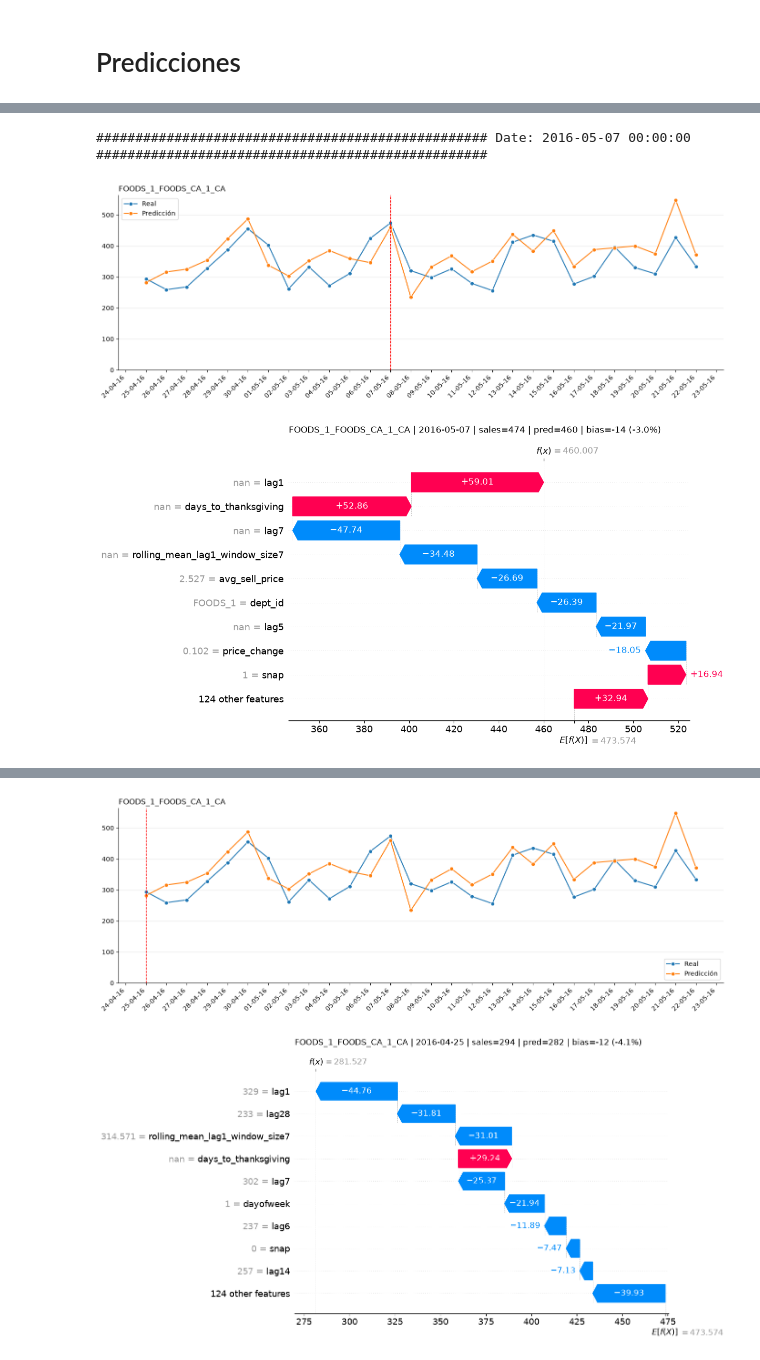
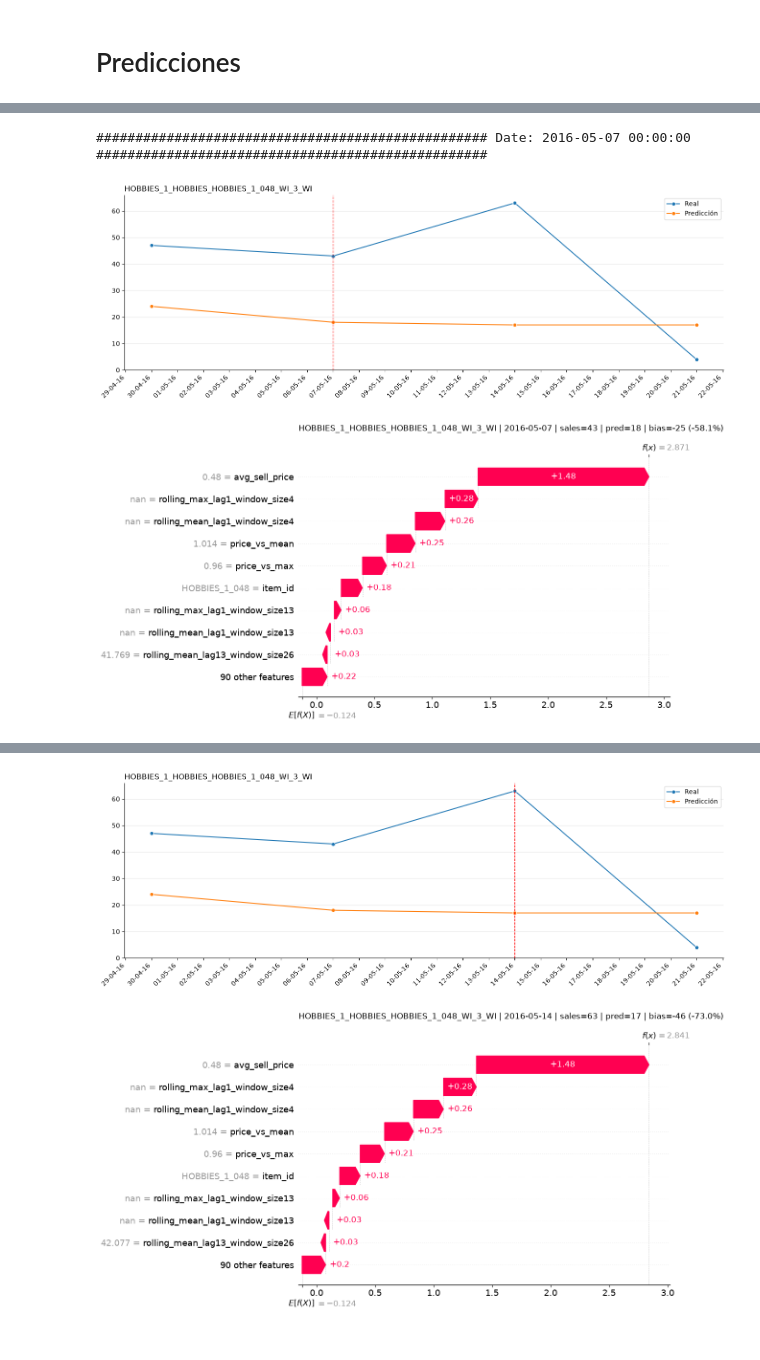
Before and after one commit to njimenez94/forecast-tfm, a Jupyter notebook: notebooks/03_predictions.ipynb, the cells around one changed output, grey strips where cells are left out. Drawn from its saved outputs; the diff is of its cells as text; code cells hidden in the pictures.

```diff
--- a/notebooks/03_predictions.ipynb
+++ b/notebooks/03_predictions.ipynb
@@ -160,7 +186,7 @@ CASES = ['HOUSEHOLD_1_HOUSEHOLD_TX_3_TX', 'HOBBIES_1_HOBBIES_WI_1_WI','HOUSEHOLD
 
 df_metrics.to_clipboard(decimal=",", sep="\t")
 # %%
-AGG_ID = 'FOODS_1_FOODS_CA_1_CA'
+AGG_ID = 'HOBBIES_1_HOBBIES_HOBBIES_1_048_WI_3_WI'
 
 top_best_dates = df_pred.query(f'series_id == "{AGG_ID}"').nsmallest(3, 'wape')['date']
 top_error_dates = df_pred.query(f'series_id == "{AGG_ID}"').nlargest(3, 'wape')['date']
@@ -182,3 +208,3 @@ for i in top_error_dates:
 ################################################## Date: 2016-05-07 00:00:00 ##################################################
-[figure, old version]
+[figure, new version]
-[figure, old version]
+[figure, new version]
@@ -186,2 +212,2 @@ for i in top_error_dates:
-[figure, old version]
+[figure, new version]
-[figure, old version]
+[figure, new version]
```
Also changed, not shown: parts of 13 cells of this notebook, 3 other files.
